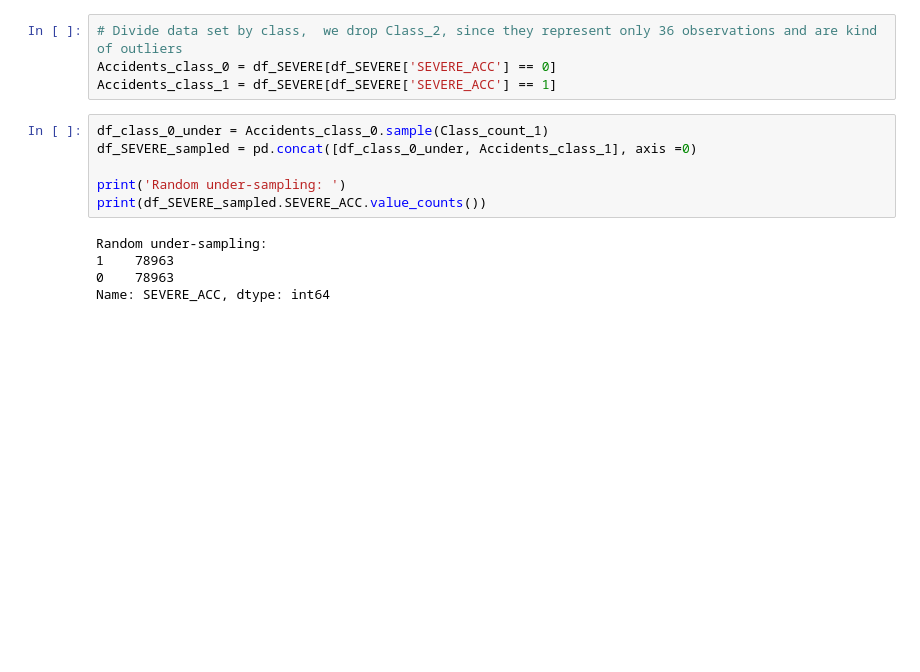
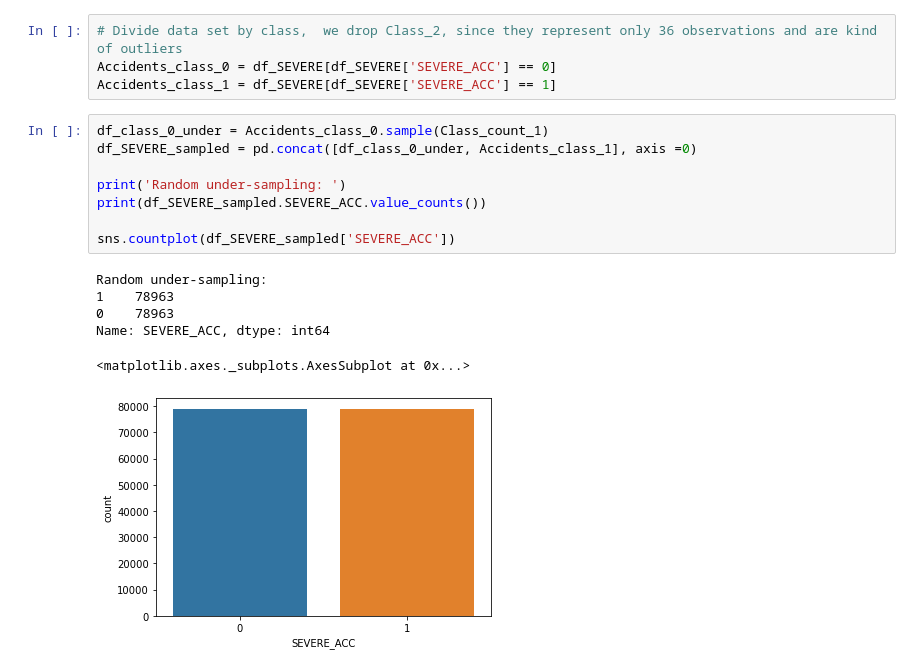
Before and after one commit to fmontoisy/Data-Science-IBM-Coursera, a Jupyter notebook: Final presentation capstone project.ipynb, the cells around one changed output. Cells and saved outputs as stored; diff of their text form; blank space fills up the shorter version.

```diff
--- a/Final presentation capstone project.ipynb
+++ b/Final presentation capstone project.ipynb
@@ -446,11 +446,15 @@ Accidents_class_1 = df_SEVERE[df_SEVERE['SEVERE_ACC'] == 1]
 # %%
 df_class_0_under = Accidents_class_0.sample(Class_count_1)
 df_SEVERE_sampled = pd.concat([df_class_0_under, Accidents_class_1], axis =0)
 
 print('Random under-sampling: ')
 print(df_SEVERE_sampled.SEVERE_ACC.value_counts())
+
+sns.countplot(df_SEVERE_sampled['SEVERE_ACC'])
 # %% [output]
 Random under-sampling:
 1    78963
 0    78963
 Name: SEVERE_ACC, dtype: int64
+<matplotlib.axes._subplots.AxesSubplot at 0x...>
+[figure, added]
```
Also changed, not shown: parts of 7 cells of this notebook.
